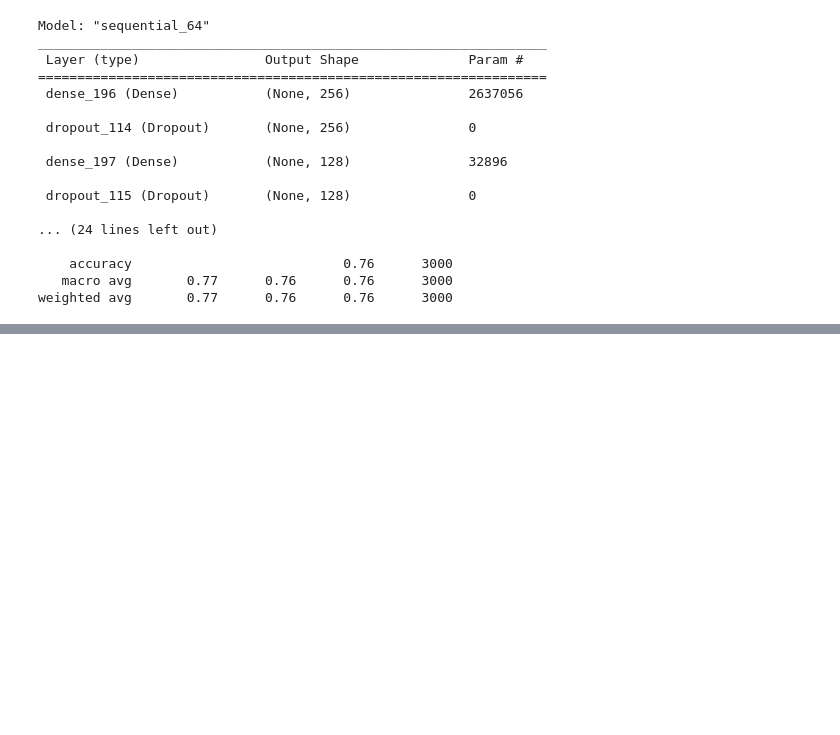
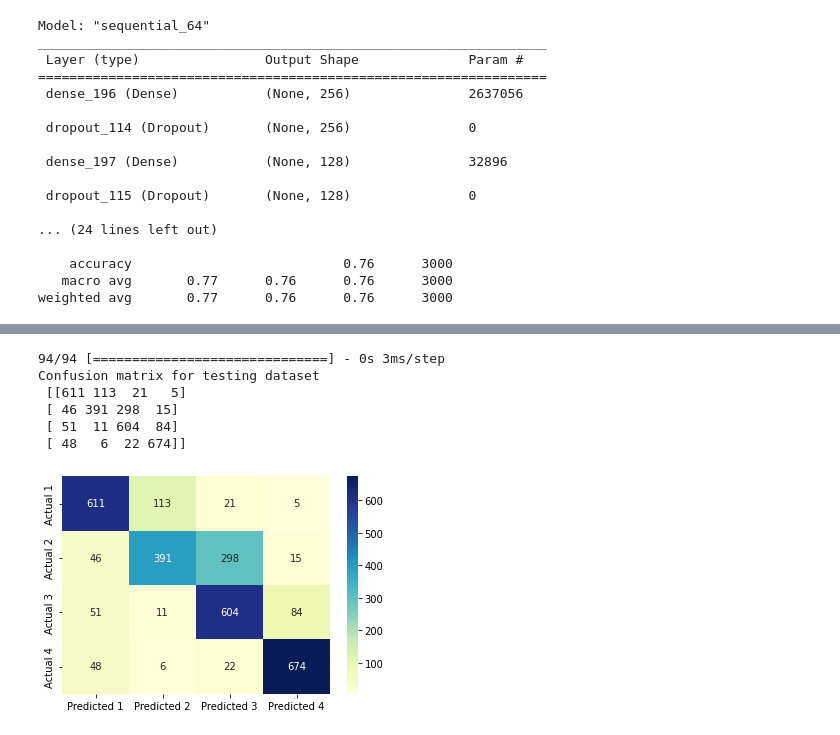
Before and after one commit to wengYing227/Labeled-Unreliable-News, a Jupyter notebook: Project_code_nn.ipynb, the cells around one changed output, grey strips where cells are left out. Saved outputs shown, nothing was run; the diff lists cells and outputs as text; code cells hidden in the pictures; blank space fills up the shorter version.

Commit message:
plot confusion matrix

```diff
--- a/Project_code_nn.ipynb
+++ b/Project_code_nn.ipynb
@@ -488,0 +497,19 @@ plt.show()
+# %%
+y_pred = model.predict(X_test_combined)
+y_pred_inverse = one_hot_encoder.inverse_transform(y_pred)
+cm = confusion_matrix(y_test, y_pred_inverse)
+
+print('Confusion matrix for testing dataset\n', cm)
+
+cm_matrix = pd.DataFrame(data=cm, columns=['Predicted 1', 'Predicted 2', 'Predicted 3' ,'Predicted 4'],
+                        index=['Actual 1', 'Actual 2', 'Actual 3' ,'Actual 4'])
+sns.heatmap(cm_matrix, annot=True, fmt='d', cmap='YlGnBu')
+plt.show()
+# %% [output]
+94/94 [==============================] - 0s 3ms/step
+Confusion matrix for testing dataset
+ [[611 113  21   5]
+ [ 46 391 298  15]
+ [ 51  11 604  84]
+ [ 48   6  22 674]]
+[figure, added]
```
Also changed, not shown: parts of 1 cell of this notebook.
